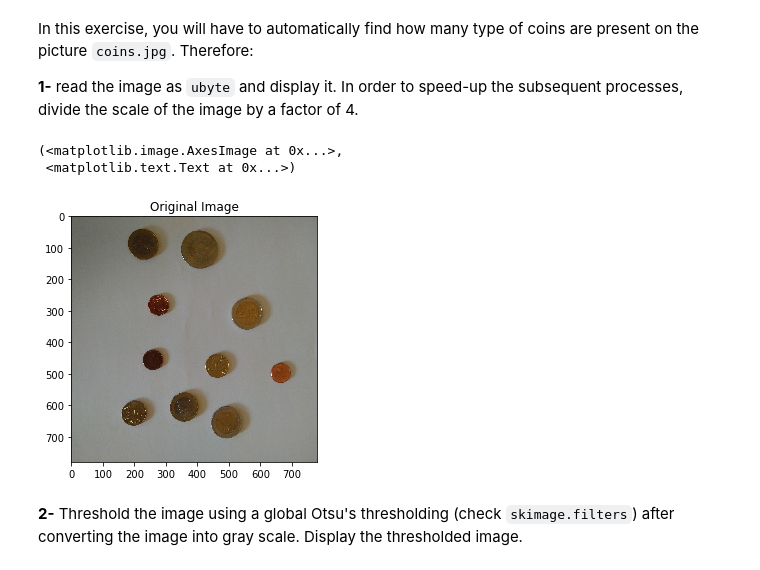
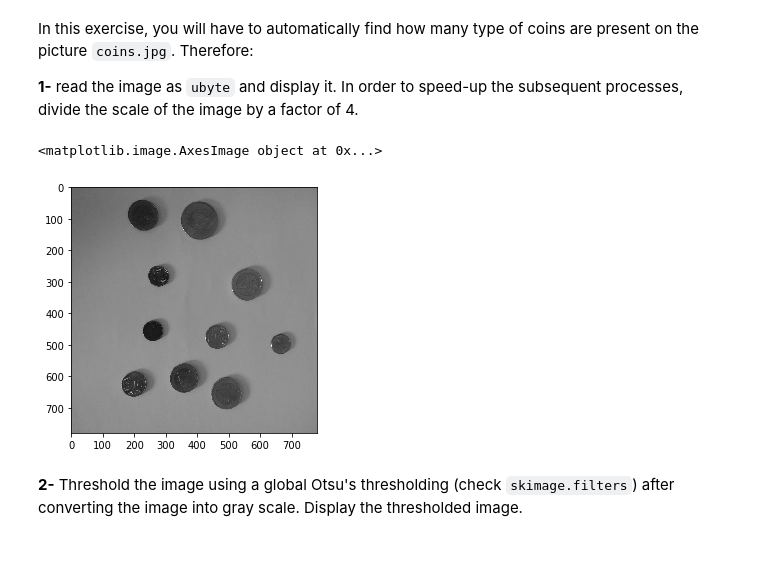
Before and after one commit to cefisalam/B31XB-IIP-TP-1718, a Jupyter notebook: 5-morpho-segmentation/5-morpho-segmentation.ipynb, the cells around one changed output. Saved outputs shown, nothing was run; the diff lists cells and outputs as text; code cells hidden in the pictures.

```diff
--- a/5-morpho-segmentation/5-morpho-segmentation.ipynb
+++ b/5-morpho-segmentation/5-morpho-segmentation.ipynb
@@ -130,15 +122,18 @@ In this exercise, you will have to automatically find how many type of coins are
 Therefore:
 
 **1-** read the image as `ubyte` and display it. In order to speed-up the subsequent processes, divide the scale of the image by a factor of 4.
-# %%
-#Input
-img = img_as_ubyte(io.imread('./images/coins.jpg'))
-Scaled_img = rescale(img, .25)
-io.imshow(Scaled_img, cmap = cm.gray),plt.title('Original Image')
-# %% [output]
-(<matplotlib.image.AxesImage at 0x...>,
- <matplotlib.text.Text at 0x...>)
-[figure, removed]
+# %%
+from scipy import misc
+## Module util from skimage
+
+coins_img=io.imread('./images/coins.jpg','True')
+coins_img = misc.imresize (coins_img , 25 , interp="bicubic" )
+
+coins_img = img_as_ubyte(coins_img)
+io.imshow(coins_img)
+# %% [output]
+<matplotlib.image.AxesImage object at 0x...>
+[figure, added]
 # %% [markdown]
 **2-** Threshold the image using a global Otsu's thresholding (check `skimage.filters`) after converting the image into gray scale. Display the thresholded image.
 # %%
```
Also changed, not shown: parts of 15 cells of this notebook.
